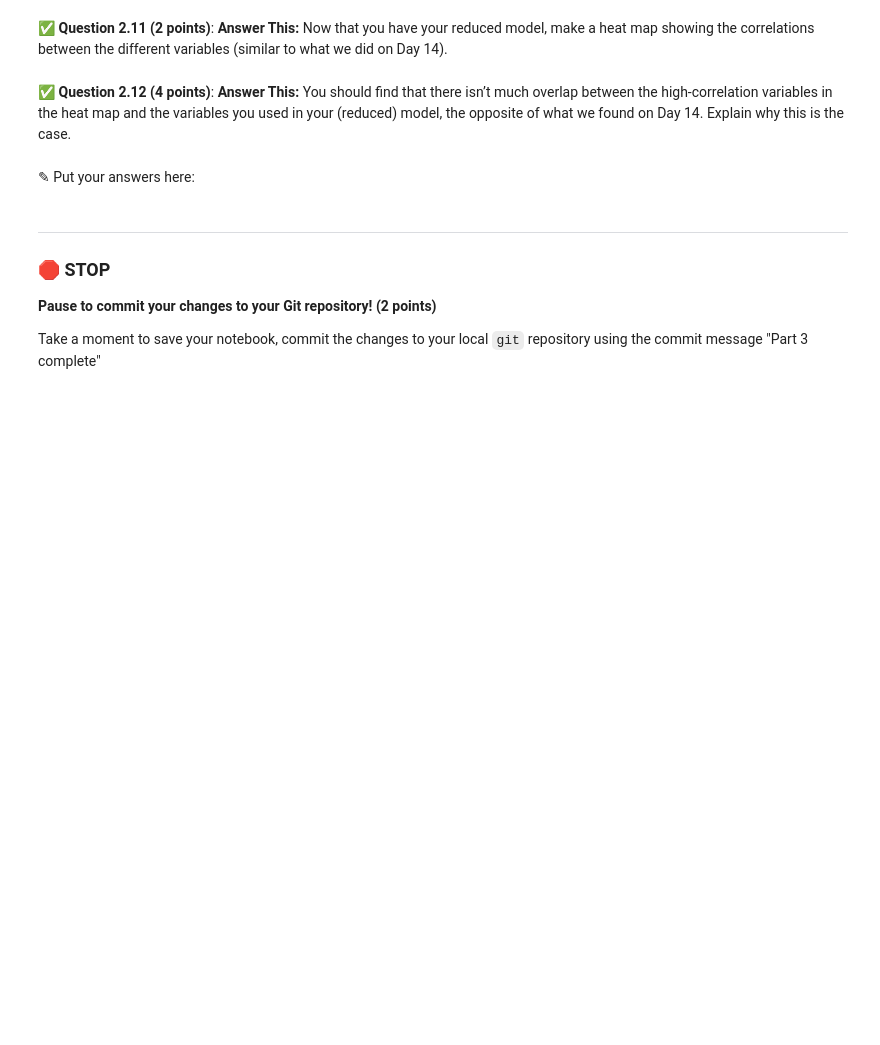
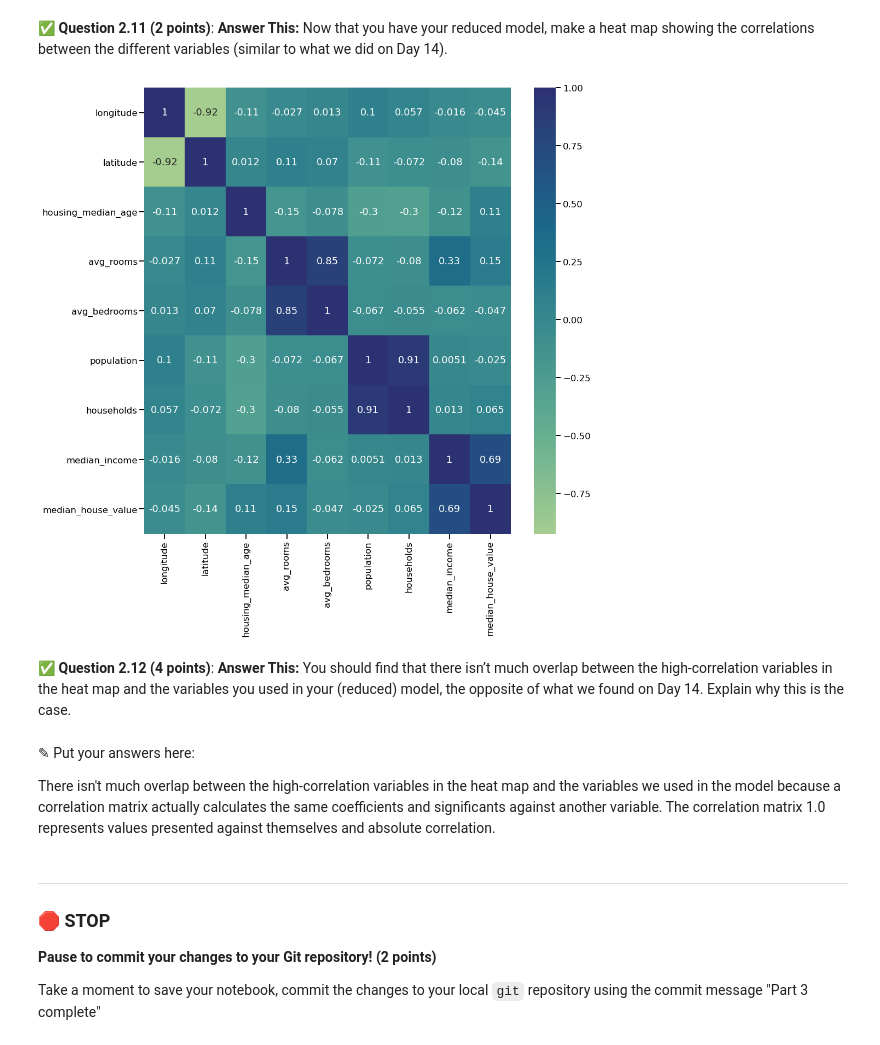
Before and after one commit to fdswry/cmse202-F22-turnin, a Jupyter notebook: hw-04/HW-04_Regression-Febri Daneswary.ipynb, the cells around one changed output. Drawn from its saved outputs; the diff is of its cells as text; code cells hidden in the pictures; blank space fills up the shorter version.

```diff
--- a/hw-04/HW-04_Regression-Febri Daneswary.ipynb
+++ b/hw-04/HW-04_Regression-Febri Daneswary.ipynb
@@ -173,7 +257,19 @@ Multicollinearity is a statistical phenomenon where some of the features in a mo
+# %%
+# Put your code here
+
+corr_matrix = housing.corr()
+corr_matrix
+
+fig, ax = plt.subplots(1,1, figsize = (15,15) )
+heat_map = sns.heatmap(corr_matrix, cmap='crest', annot=True)
+# %% [output]
+[figure, added]
 # %% [markdown]
 &#9989;  **Question 2.12 (4 points)**: **Answer This:** You should find that there isn’t much overlap between the high-correlation variables in the heat map and the variables you used in your (reduced)  model, the opposite of what we found on Day 14. Explain why this is the case.
-# %% [markdown]
-<font size=+3>&#9998;</font> Put your answers here:
+# %% [markdown]
+<font size=+3>&#9998;</font> Put your answers here:
+
+There isn't much overlap between the high-correlation variables in the heat map and the variables we used in the model because a correlation matrix actually calculates the same coefficients and significants against another variable. The correlation matrix 1.0 represents values presented against themselves and absolute correlation.
 # %% [markdown]
 ---
 ### &#128721; STOP
```
Also changed, not shown: parts of 39 cells of this notebook, 2 other files.
